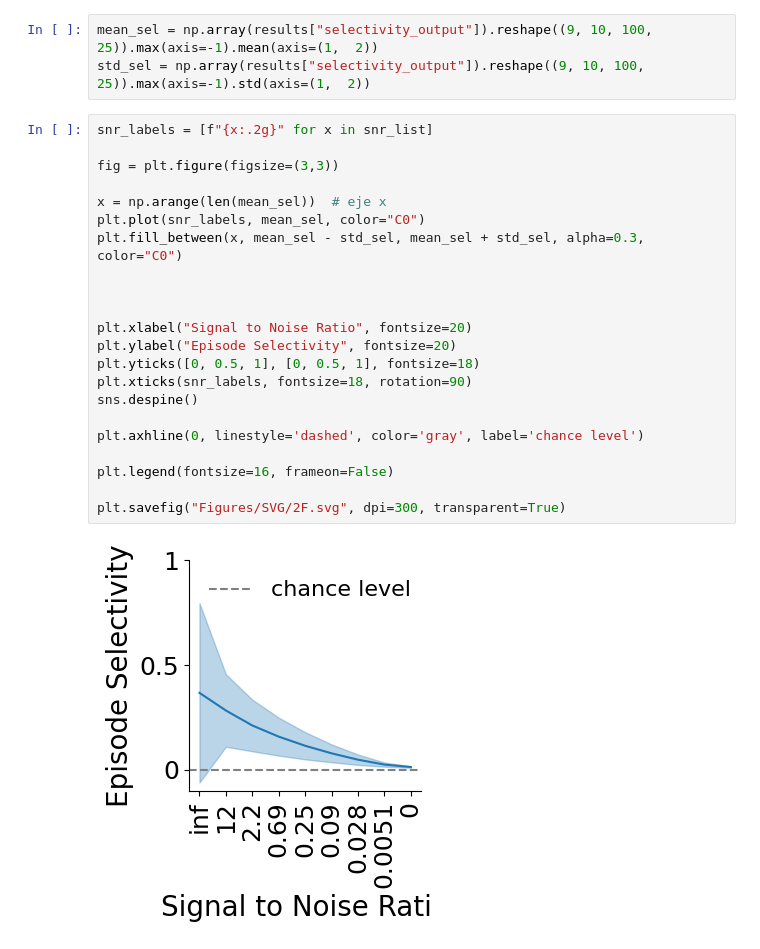
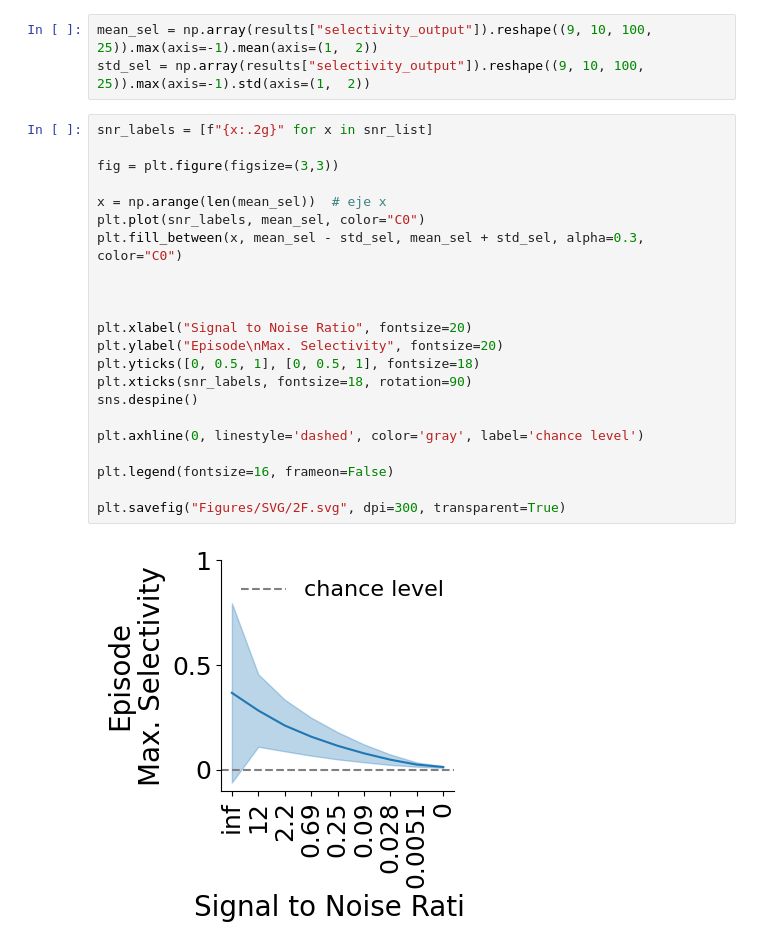
Before and after one commit to albesagonzalez/homeostatic-binary-networks, a Jupyter notebook: Figure_2.ipynb, the cells around one changed output. Drawn from its saved outputs; the diff is of its cells as text.

```diff
--- a/Figure_2.ipynb
+++ b/Figure_2.ipynb
@@ -423,27 +423,27 @@ std_sel = np.array(results["selectivity_output"]).reshape((9, 10, 100, 25)).max(
 # %%
 snr_labels = [f"{x:.2g}" for x in snr_list]
 
 fig = plt.figure(figsize=(3,3))
 
 x = np.arange(len(mean_sel))  # eje x
 plt.plot(snr_labels, mean_sel, color="C0")
 plt.fill_between(x, mean_sel - std_sel, mean_sel + std_sel, alpha=0.3, color="C0")
 
 
 
 plt.xlabel("Signal to Noise Ratio", fontsize=20)
-plt.ylabel("Episode Selectivity", fontsize=20)
+plt.ylabel("Episode\nMax. Selectivity", fontsize=20)
 plt.yticks([0, 0.5, 1], [0, 0.5, 1], fontsize=18)
 plt.xticks(snr_labels, fontsize=18, rotation=90)
 sns.despine()
 
 plt.axhline(0, linestyle='dashed', color='gray', label='chance level')
 
 plt.legend(fontsize=16, frameon=False)
 
 plt.savefig("Figures/SVG/2F.svg", dpi=300, transparent=True)
 # %% [output]
-[figure, old version]
+[figure, new version]
 # %%
 snr_labels = [f"{x:.2g}" for x in snr_list]
 
```
Also changed, not shown: parts of 4 cells of this notebook, 58 other files.
